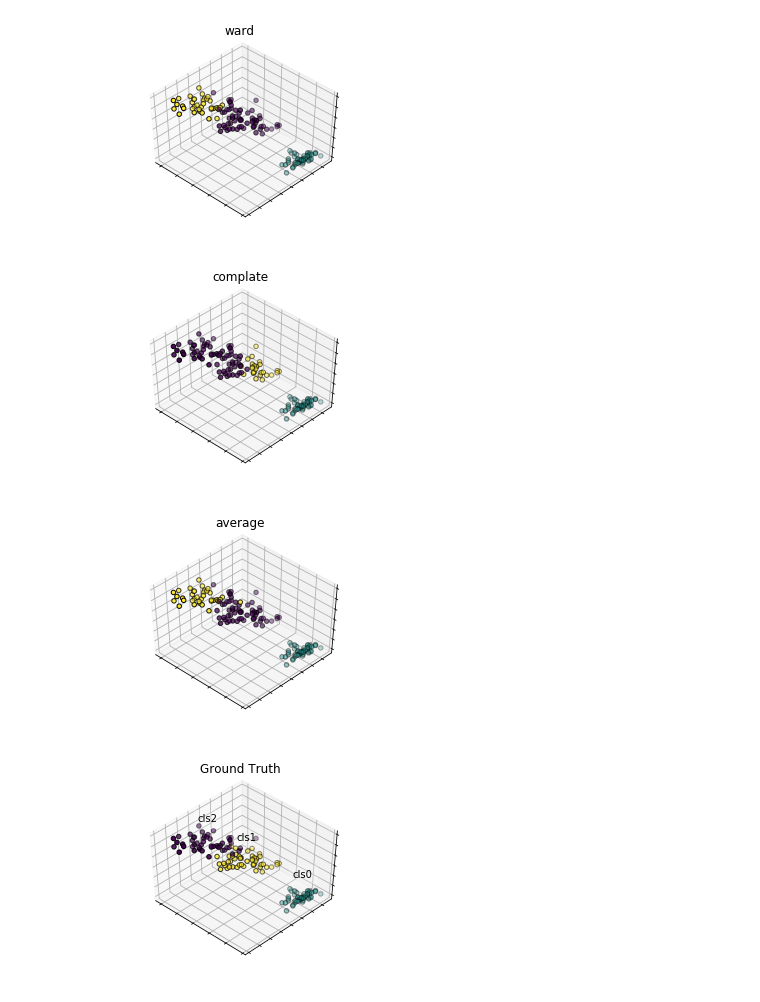
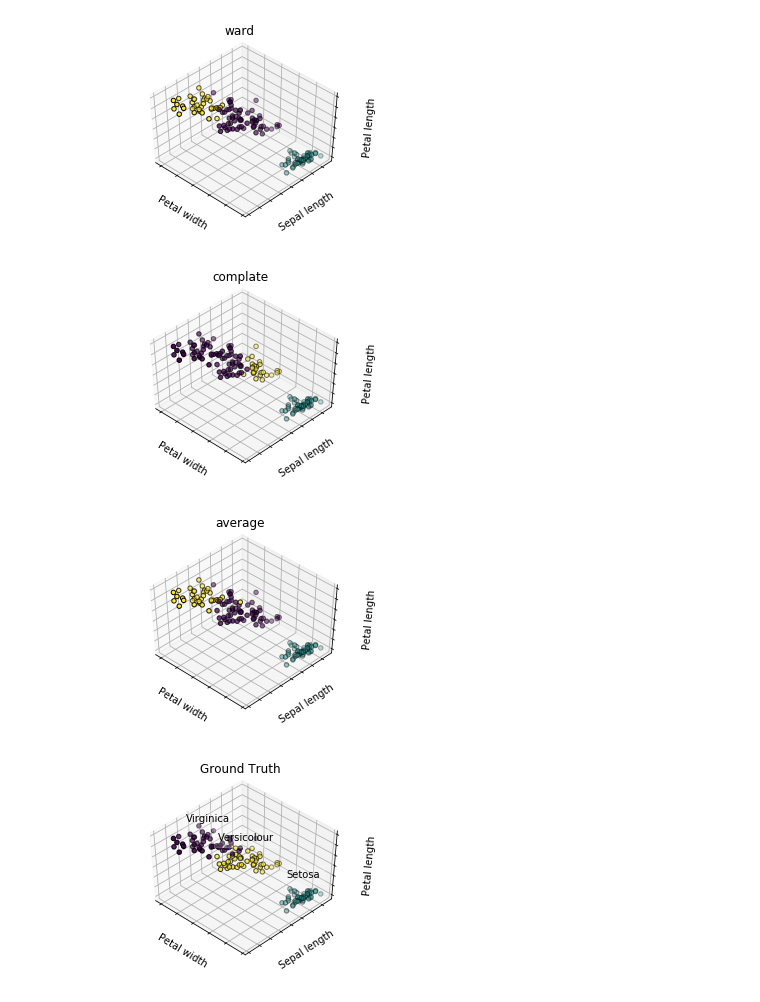
Before and after one commit to danielwu1202/4th-ML100Days, a Jupyter notebook: homework/DAY_057_HW.ipynb, the cells around one changed output. Cells and saved outputs as stored; diff of their text form; code cells hidden in the pictures.

```diff
--- a/homework/DAY_057_HW.ipynb
+++ b/homework/DAY_057_HW.ipynb
@@ -28,37 +31,43 @@ for name, est in estimators:
                c=labels.astype(np.float), edgecolor='k')
 
     ax.w_xaxis.set_ticklabels([])
     ax.w_yaxis.set_ticklabels([])
     ax.w_zaxis.set_ticklabels([])
+    ax.set_xlabel('Petal width')
+    ax.set_ylabel('Sepal length')
+    ax.set_zlabel('Petal length')
     ax.set_title(titles[fignum - 1])
     ax.dist = 12
     fignum = fignum + 1
 
 # Plot the ground truth
 fig = plt.figure(fignum, figsize=(4, 3))
 ax = Axes3D(fig, rect=[0, 0, .95, 1], elev=48, azim=134)
 
-for name, label in [('cls0', 0),
-                    ('cls1', 1),
-                    ('cls2', 2)]:
+for name, label in [('Setosa', 0),
+                    ('Versicolour', 1),
+                    ('Virginica', 2)]:
     ax.text3D(X[y == label, 3].mean(),
               X[y == label, 0].mean(),
               X[y == label, 2].mean() + 2, name,
               horizontalalignment='center',
               bbox=dict(alpha=.2, edgecolor='w', facecolor='w'))
 # Reorder the labels to have colors matching the cluster results
 y = np.choose(y, [1, 2, 0]).astype(np.float)
 ax.scatter(X[:, 3], X[:, 0], X[:, 2], c=y, edgecolor='k')
 
 ax.w_xaxis.set_ticklabels([])
 ax.w_yaxis.set_ticklabels([])
 ax.w_zaxis.set_ticklabels([])
+ax.set_xlabel('Petal width')
+ax.set_ylabel('Sepal length')
+ax.set_zlabel('Petal length')
 ax.set_title('Ground Truth')
 ax.dist = 12
 
 #fig.show()
 # %% [output]
-[figure, old version]
+[figure, new version]
-[figure, old version]
+[figure, new version]
-[figure, old version]
+[figure, new version]
-[figure, old version]
+[figure, new version]
```
Also changed, not shown: parts of 1 cell of this notebook.
